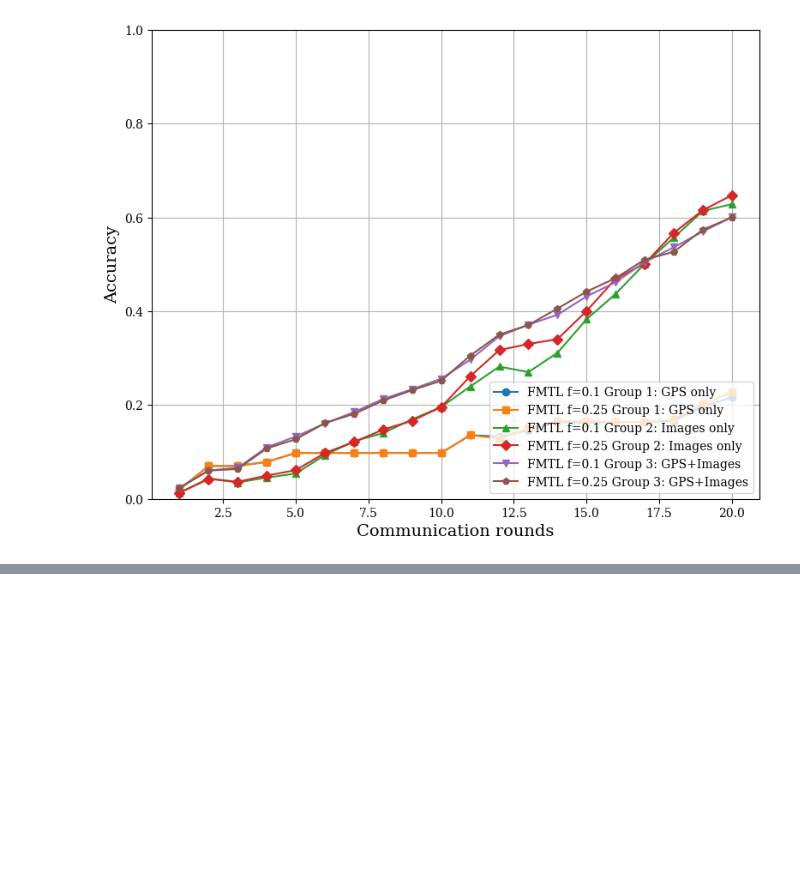
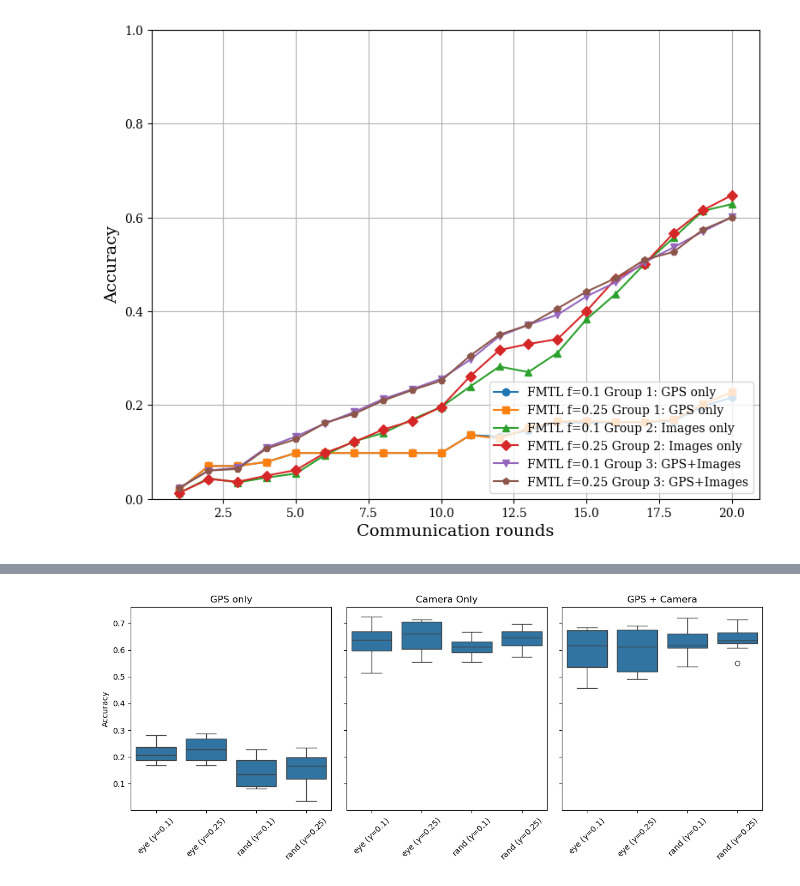
Before and after one commit to abdulmomen-ghalkha/Multimodal, a Jupyter notebook: plots/plot.ipynb, the cells around one changed output, grey strips where cells are left out. Saved outputs shown, nothing was run; the diff lists cells and outputs as text; code cells hidden in the pictures; blank space fills up the shorter version.

```diff
--- a/plots/plot.ipynb
+++ b/plots/plot.ipynb
@@ -1062,0 +1099,67 @@ fmtl01_group_val_accuracy_histories
+# %%
+# Function to load JSON files
+def load_json(filepath):
+    with open(filepath, 'r') as f:
+        return json.load(f)
+
+# Define the different conditions
+conditions = [
+    ("eye", "0.1"), ("eye", "0.25"),
+    ("rand", "0.1"), ("rand", "0.25")
+]
+
+# Load all metrics
+metrics_data = {}
+
+for condition, value in conditions:
+    filename = f'{metrics_directory}FMTL_metrics_batch_{condition}P_partial_{value}_20rounds_combinedloaders.json'
+    metrics_data[(condition, value)] = load_json(filename)
+
+# Extract accuracy histories
+group_val_accuracy_histories = {}
+
+for (condition, value), data in metrics_data.items():
+    for group, acc_values in data['group_val_acc_mean'].items():
+        if group not in group_val_accuracy_histories:
+            group_val_accuracy_histories[group] = {}
+        group_val_accuracy_histories[group][(condition, value)] = np.array(acc_values)
+
+# Function to prepare boxplot data for a group
+def prepare_group_data(group_name):
+    data = []
+    labels = []
+
+    if group_name in group_val_accuracy_histories:
+        for (condition, value), acc_values in group_val_accuracy_histories[group_name].items():
+            gamma_label = rf"{condition} ($\gamma$={value})"  # Using LaTeX for gamma
+            data.extend(acc_values)
+            labels.extend([gamma_label] * len(acc_values))
+
+    return pd.DataFrame({"Accuracy": data, "Algorithm": labels})
+
+# Get all unique groups
+all_groups = group_val_accuracy_histories.keys()
+
+# Set up a narrow, compact layout
+num_groups = len(all_groups)
+fig, axes = plt.subplots(1, num_groups, figsize=(num_groups * 4, 5), sharey=True)
+
+if num_groups == 1:
+    axes = [axes]  # Ensure axes is iterable for a single plot
+groups = ['GPS only', 'Camera Only', 'GPS + Camera']
+# Create a plot for each group
+i = 0
+for ax, group in zip(axes, all_groups):
+    df_group = prepare_group_data(group)
+    sns.boxplot(x="Algorithm", y="Accuracy", data=df_group, ax=ax)
+    ax.set_title(f"{groups[i]}")
+    i += 1
+    ax.set_xlabel("")  # Remove x-axis label for cleaner look
+    ax.set_xticklabels(ax.get_xticklabels(), rotation=45)  # Rotate labels for readability
+
+# Adjust layout
+plt.tight_layout()
+plt.save()
+plt.show()
+# %% [output]
+[figure, added]
```
Also changed, not shown: parts of 2 cells of this notebook, 14 other files.
